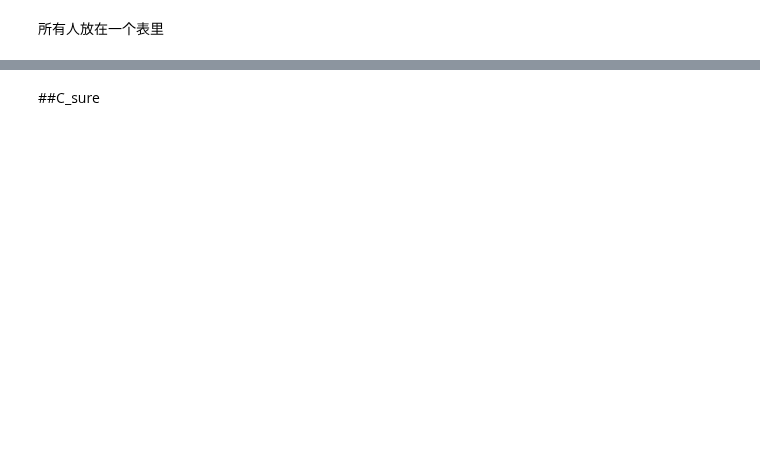
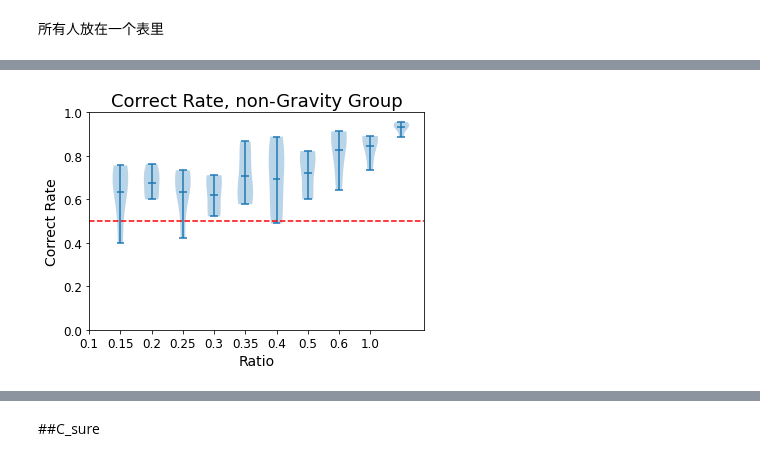
Before and after one commit to ZHTis/count, a Jupyter notebook: datacolin/datacolin.ipynb, the cells around one changed output, grey strips where cells are left out. Cells and saved outputs as stored; diff of their text form; code cells hidden in the pictures; blank space fills up the shorter version.

```diff
--- a/datacolin/datacolin.ipynb
+++ b/datacolin/datacolin.ipynb
@@ -432,8 +597,8 @@ crlist_(0)[0]
 所有人放在一个表里
 # %%
 
-def cr(which,individual):
-    crlist_g = crlist_(individual)[1]
+def cr(which,individual,g_=0):
+    crlist_g = crlist_(individual)[g_]# g,0
     crlist_which_g=crlist_g.copy().groupby(which)
     r_which_g = crlist_which_g['isCorrect'].mean().reset_index(drop=False)
     #print(crlist_which_g['isCorrect'].count())
@@ -441,10 +606,10 @@ def cr(which,individual):
     r_which_g = r_which_g.drop(columns=['isCorrect'])
     return r_which_g
 
-def cr_which_group(which):
+def cr_which_group(which,g=0):
     cr_which_i = []
     for i in range(0,len(df_pon_behaviorC)):
-        cr_which_i.append(cr(which=which,individual=i))
+        cr_which_i.append(cr(which=which,individual=i,g_=g))
 
     a = cr_which_i[0]
     for i in range(0,len(cr_which_i)-1):
@@ -452,7 +617,7 @@ def cr_which_group(which):
     return a
 
 #cr_which_group('targetsDistance')
-cr_which_group('ratio')
+cr_which_group('ratio',g=0)
 #cr_which_group('camNeck')
 #cr_which_group('choice')
 #cr_which_group('camID')
@@ -473,21 +652,30 @@ plt.show()
 # %%
 import matplotlib.pyplot as plt
 import pandas as pd
 
-
-df = cr_which_group('ratio').copy()
+G=1
+df = cr_which_group('ratio',g=G).copy()
 df['ratio'] = df['ratio'].round(2)
 
-df_melt = pd.melt(df, id_vars=['ratio'], value_vars=[f'cr{i}' for i in range(5)])
+df_melt = pd.melt(df, id_vars=['ratio'],
+                  value_vars=[f'cr{i}' for i in range(5)])
+plt.figure(figsize=(6,4))
+plt.violinplot([df_melt.loc[df_melt['ratio'] == r, 'value']
+                for r in df_melt['ratio'].unique()],
+                showmeans=True)
+plt.axhline(y=0.5, color='r', linestyle='--')
 
-plt.violinplot([df_melt.loc[df_melt['ratio'] == r, 'value'] for r in df_melt['ratio'].unique()], showmeans=True)
-plt.axhline(y=0.5, color='r', linestyle='--')
-plt.title('Violin Plot of cr Values by Ratio,g=0')
-plt.xlabel('Ratio')
-plt.ylabel('Correct rate')
+titlelist =['Gravity Group','non-Gravity Group']
+plt.title(f'Correct Rate, {titlelist[G]}', fontsize=18)
+plt.xlabel('Ratio', fontsize=14)
+plt.ylabel('Correct Rate', fontsize=14)
 plt.ylim(0, 1)
-plt.xticks(range(len(df_melt['ratio'].unique())), df_melt['ratio'].unique())
+plt.xticks(range(len(df_melt['ratio'].unique())),
+           df_melt['ratio'].unique(), fontsize=12)
+plt.yticks(fontsize=12)
 plt.show()
+# %% [output]
+[figure, added]
 # %%
 cr_n_r_g_i = []
 for i in range(0,len(df_pon_behaviorC)):
```
Also changed, not shown: parts of 42 cells of this notebook, 5 other files.
